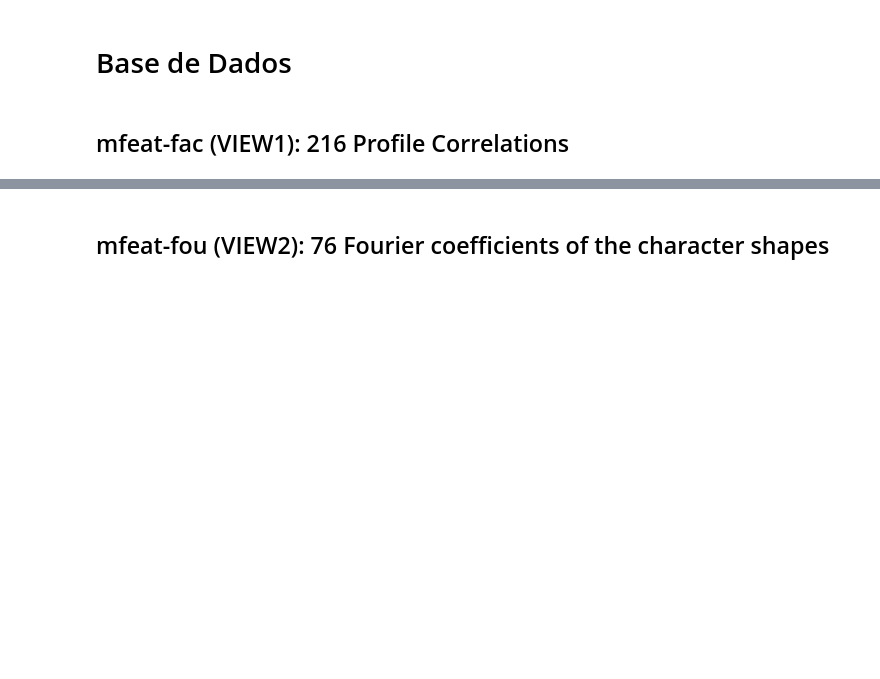
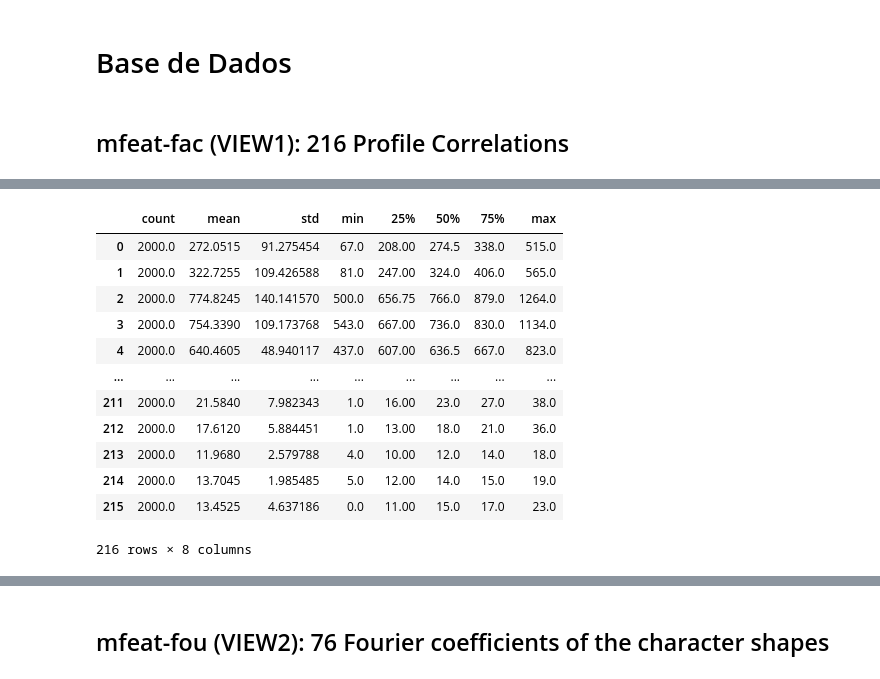
Before and after one commit to amarabuco/Projeto-ML-2020.1, a Jupyter notebook: clustering/main_clustering.ipynb, the cells around one changed output, grey strips where cells are left out. Cells and saved outputs as stored; diff of their text form; code cells hidden in the pictures; blank space fills up the shorter version.

```diff
--- a/clustering/main_clustering.ipynb
+++ b/clustering/main_clustering.ipynb
@@ -301,0 +287,3 @@ array([[0.        , 1.72588593, 1.86992771, ..., 4.04045739, 3.80502234,
+# %%
+view1_df = pd.DataFrame(view1_data)
+view1_df.head()
@@ -301,0 +298,16 @@ array([[0.        , 1.72588593, 1.86992771, ..., 4.04045739, 3.80502234,
+# %%
+view1_df.describe().T
+# %% [output]
+|  | count | mean | std | min | 25% | 50% | 75% | max |
+| 0 | 2000.0 | 272.0515 | 91.275454 | 67.0 | 208.00 | 274.5 | 338.0 | 515.0 |
+| 1 | 2000.0 | 322.7255 | 109.426588 | 81.0 | 247.00 | 324.0 | 406.0 | 565.0 |
+| 2 | 2000.0 | 774.8245 | 140.141570 | 500.0 | 656.75 | 766.0 | 879.0 | 1264.0 |
+| 3 | 2000.0 | 754.3390 | 109.173768 | 543.0 | 667.00 | 736.0 | 830.0 | 1134.0 |
+| 4 | 2000.0 | 640.4605 | 48.940117 | 437.0 | 607.00 | 636.5 | 667.0 | 823.0 |
+| ... | ... | ... | ... | ... | ... | ... | ... | ... |
+| 211 | 2000.0 | 21.5840 | 7.982343 | 1.0 | 16.00 | 23.0 | 27.0 | 38.0 |
+| 212 | 2000.0 | 17.6120 | 5.884451 | 1.0 | 13.00 | 18.0 | 21.0 | 36.0 |
+| 213 | 2000.0 | 11.9680 | 2.579788 | 4.0 | 10.00 | 12.0 | 14.0 | 18.0 |
+| 214 | 2000.0 | 13.7045 | 1.985485 | 5.0 | 12.00 | 14.0 | 15.0 | 19.0 |
+| 215 | 2000.0 | 13.4525 | 4.637186 | 0.0 | 11.00 | 15.0 | 17.0 | 23.0 |
+216 rows × 8 columns
```
Also changed, not shown: parts of 32 cells of this notebook.
